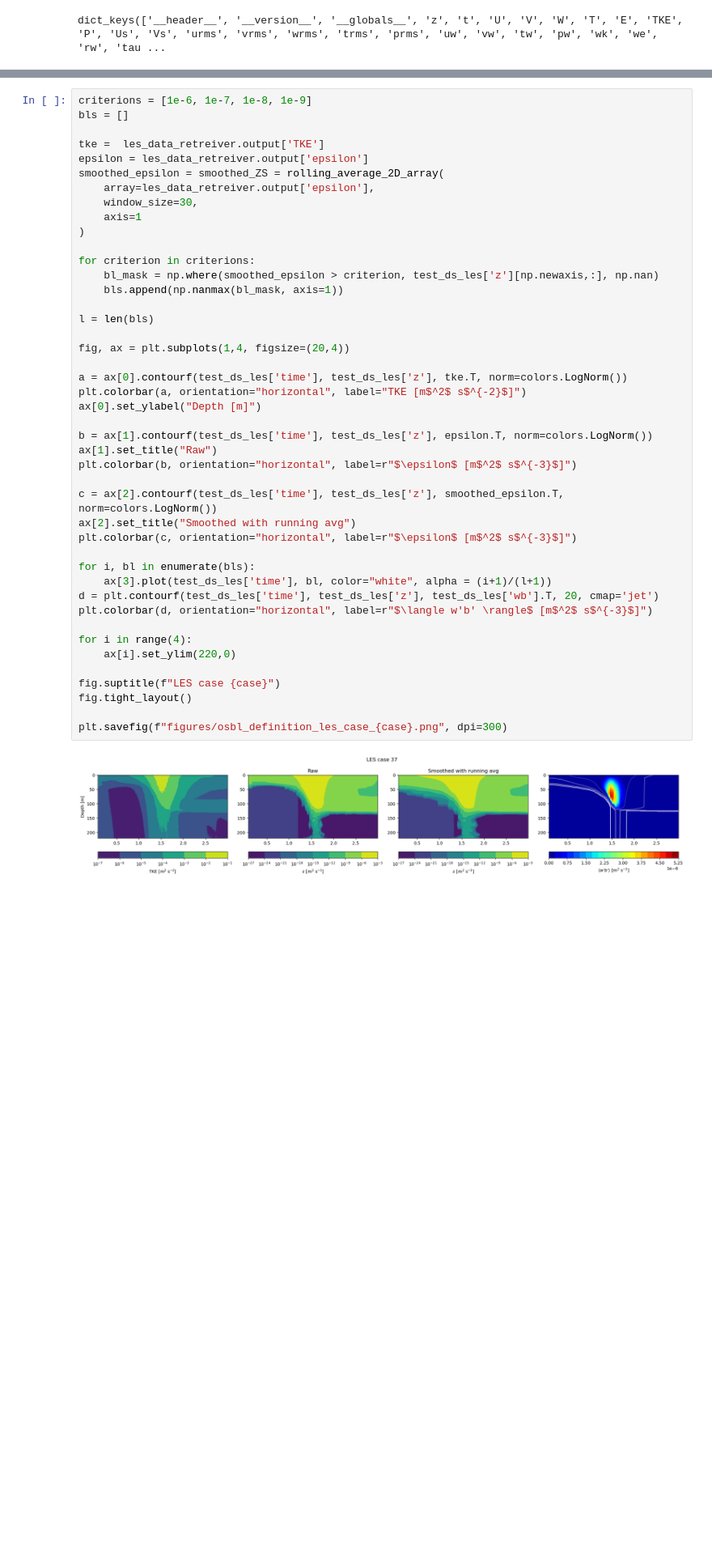
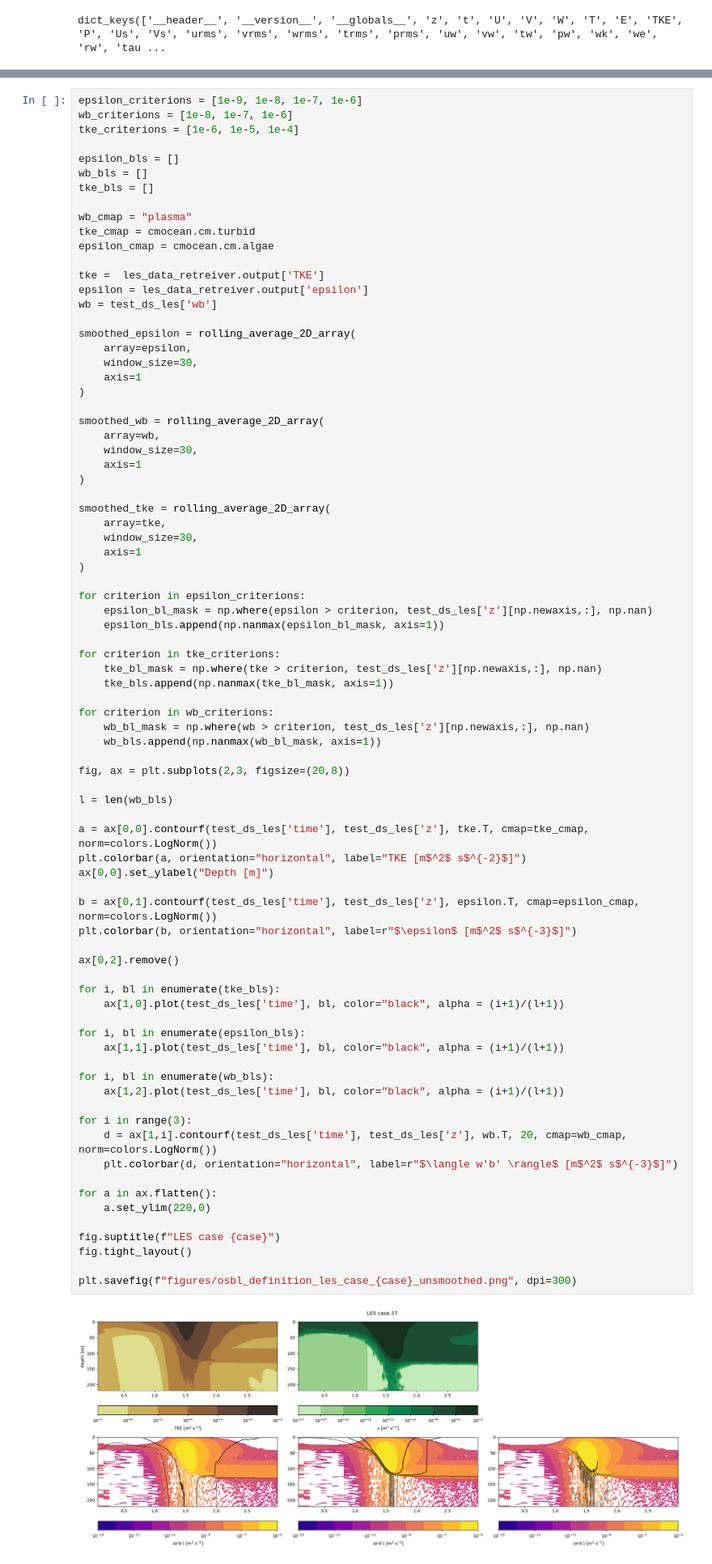
Before and after one commit to mrozowskamartaa/MOM6_SCM_Hurr, a Jupyter notebook: analysis/Compare_MOM_to_LES.ipynb, the cells around one changed output, grey strips where cells are left out. Shown at 81% size. Cells and saved outputs as stored; diff of their text form; blank space fills up the shorter version.

Commit message:
fighting with the OSBL definition

```diff
--- a/analysis/Compare_MOM_to_LES.ipynb
+++ b/analysis/Compare_MOM_to_LES.ipynb
@@ -287,49 +241,85 @@ plt.contourf(smoothed_epsilon, norm=colors.LogNorm())
 # %%
-criterions = [1e-6, 1e-7, 1e-8, 1e-9]
-bls = []
+epsilon_criterions = [1e-9, 1e-8, 1e-7, 1e-6]
+wb_criterions = [1e-8, 1e-7, 1e-6]
+tke_criterions = [1e-6, 1e-5, 1e-4]
+
+epsilon_bls = []
+wb_bls = []
+tke_bls = []
+
+wb_cmap = "plasma"
+tke_cmap = cmocean.cm.turbid
+epsilon_cmap = cmocean.cm.algae
 
 tke =  les_data_retreiver.output['TKE']
 epsilon = les_data_retreiver.output['epsilon']
-smoothed_epsilon = smoothed_ZS = rolling_average_2D_array(
-    array=les_data_retreiver.output['epsilon'],
+wb = test_ds_les['wb']
+
+smoothed_epsilon = rolling_average_2D_array(
+    array=epsilon,
     window_size=30,
     axis=1
 )
 
-for criterion in criterions:
-    bl_mask = np.where(smoothed_epsilon > criterion, test_ds_les['z'][np.newaxis,:], np.nan)
-    bls.append(np.nanmax(bl_mask, axis=1))
+smoothed_wb = rolling_average_2D_array(
+    array=wb,
+    window_size=30,
+    axis=1
+)
 
-l = len(bls)
+smoothed_tke = rolling_average_2D_array(
+    array=tke,
+    window_size=30,
+    axis=1
+)
 
-fig, ax = plt.subplots(1,4, figsize=(20,4))
+for criterion in epsilon_criterions:
+    epsilon_bl_mask = np.where(epsilon > criterion, test_ds_les['z'][np.newaxis,:], np.nan)
+    epsilon_bls.append(np.nanmax(epsilon_bl_mask, axis=1))
 
-a = ax[0].contourf(test_ds_les['time'], test_ds_les['z'], tke.T, norm=colors.LogNorm())
+for criterion in tke_criterions:
+    tke_bl_mask = np.where(tke > criterion, test_ds_les['z'][np.newaxis,:], np.nan)
+    tke_bls.append(np.nanmax(tke_bl_mask, axis=1))
+
+for criterion in wb_criterions:
+    wb_bl_mask = np.where(wb > criterion, test_ds_les['z'][np.newaxis,:], np.nan)
+    wb_bls.append(np.nanmax(wb_bl_mask, axis=1))
+
+fig, ax = plt.subplots(2,3, figsize=(20,8))
+
+l = len(wb_bls)
+
+a = ax[0,0].contourf(test_ds_les['time'], test_ds_les['z'], tke.T, cmap=tke_cmap, norm=colors.LogNorm())
 plt.colorbar(a, orientation="horizontal", label="TKE [m$^2$ s$^{-2}$]")
-ax[0].set_ylabel("Depth [m]")
+ax[0,0].set_ylabel("Depth [m]")
 
-b = ax[1].contourf(test_ds_les['time'], test_ds_les['z'], epsilon.T, norm=colors.LogNorm())
-ax[1].set_title("Raw")
+b = ax[0,1].contourf(test_ds_les['time'], test_ds_les['z'], epsilon.T, cmap=epsilon_cmap, norm=colors.LogNorm())
 plt.colorbar(b, orientation="horizontal", label=r"$\epsilon$ [m$^2$ s$^{-3}$]")
 
-c = ax[2].contourf(test_ds_les['time'], test_ds_les['z'], smoothed_epsilon.T, norm=colors.LogNorm())
-ax[2].set_title("Smoothed with running avg")
-plt.colorbar(c, orientation="horizontal", label=r"$\epsilon$ [m$^2$ s$^{-3}$]")
+ax[0,2].remove()
 
-for i, bl in enumerate(bls):
-    ax[3].plot(test_ds_les['time'], bl, color="white", alpha = (i+1)/(l+1))
-d = plt.contourf(test_ds_les['time'], test_ds_les['z'], test_ds_les['wb'].T, 20, cmap='jet')
-plt.colorbar(d, orientation="horizontal", label=r"$\langle w'b' \rangle$ [m$^2$ s$^{-3}$]")
+for i, bl in enumerate(tke_bls):
+    ax[1,0].plot(test_ds_les['time'], bl, color="black", alpha = (i+1)/(l+1))
 
-for i in range(4):
-    ax[i].set_ylim(220,0)
+for i, bl in enumerate(epsilon_bls):
+    ax[1,1].plot(test_ds_les['time'], bl, color="black", alpha = (i+1)/(l+1))
+
+for i, bl in enumerate(wb_bls):
+    ax[1,2].plot(test_ds_les['time'], bl, color="black", alpha = (i+1)/(l+1))
+
+for i in range(3):
+    d = ax[1,i].contourf(test_ds_les['time'], test_ds_les['z'], wb.T, 20, cmap=wb_cmap,  norm=colors.LogNorm())
+    plt.colorbar(d, orientation="horizontal", label=r"$\langle w'b' \rangle$ [m$^2$ s$^{-3}$]")
+
+for a in ax.flatten():
+    a.set_ylim(220,0)
 
 fig.suptitle(f"LES case {case}")
 fig.tight_layout()
 
-plt.savefig(f"figures/osbl_definition_les_case_{case}.png", dpi=300)
+plt.savefig(f"figures/osbl_definition_les_case_{case}_unsmoothed.png", dpi=300)
 # %% [output]
-[figure, old version]
+[figure, new version]
 # %%
 plt
 
```
Also changed, not shown: parts of 25 cells of this notebook, 2 other files.
